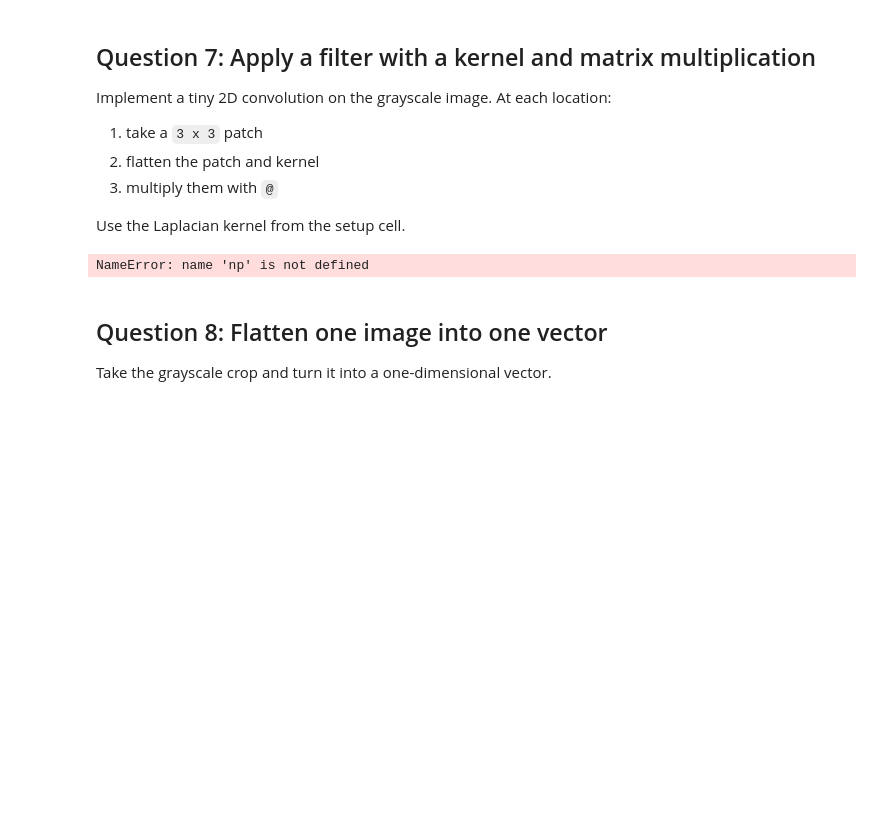
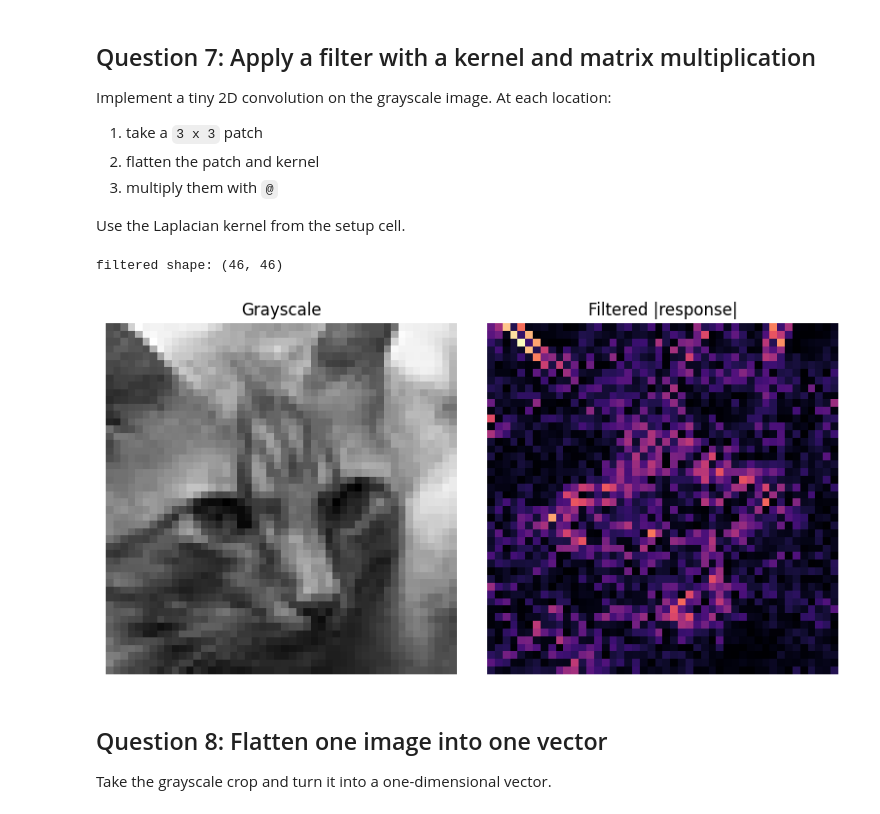
Before and after one commit to vgu-dsai-2026/lab-1-numpy-nguyenquangduy-a11y, a Jupyter notebook: notebook.ipynb, the cells around one changed output. Cells and saved outputs as stored; diff of their text form; code cells hidden in the pictures; blank space fills up the shorter version.

```diff
--- a/notebook.ipynb
+++ b/notebook.ipynb
@@ -345,33 +345,49 @@ Use the Laplacian kernel from the setup cell.
 # %%
 EDGE_KERNEL = np.array(
     [
         [0, 1, 0],
         [1, -4, 1],
         [0, 1, 0],
     ],
     dtype=np.float32,
 )
 
 
 def convolve2d_matmul(image_gray: np.ndarray, kernel: np.ndarray) -> np.ndarray:
     # TODO: slide the kernel over the image and use @ on flattened patches and the flattened kernel (or sum of elementwise products) to compute the response at each location.
+    ih, iw = image_gray.shape
+    kh, kw = kernel.shape
 
+    # 1. Initialize output array (slightly smaller because we don't pad)
+    output = np.zeros((ih - kh + 1, iw - kw + 1))
+
+    # Flatten the kernel once at the start since it doesn't change
+    kernel_flat = kernel.flatten()
+
+    # 2. Slide the window
+    for i in range(ih - kh + 1):
+        for j in range(iw - kw + 1):
+            patch = image_gray[i : i + kh, j : j + kw]
+            output[i, j] = patch.flatten() @ kernel_flat
+
+    return output
     raise NotImplementedError("Apply a 2D filter with matrix multiplication.")
 
 
 sample_filtered = convolve2d_matmul(sample_gray, EDGE_KERNEL)
 print("filtered shape:", sample_filtered.shape)
 fig, axes = plt.subplots(1, 2, figsize=(8, 4))
 axes[0].imshow(sample_gray, cmap="gray")
 axes[0].set_title("Grayscale")
 axes[0].axis("off")
 axes[1].imshow(np.abs(sample_filtered), cmap="magma")
 axes[1].set_title("Filtered |response|")
 axes[1].axis("off")
 fig.tight_layout()
 plt.show()
 # %% [output]
-NameError: name 'np' is not defined
+filtered shape: (46, 46)
+[figure, added]
 # %% [markdown]
 ## Question 8: Flatten one image into one vector
 
```
Also changed, not shown: parts of 2 cells of this notebook.
